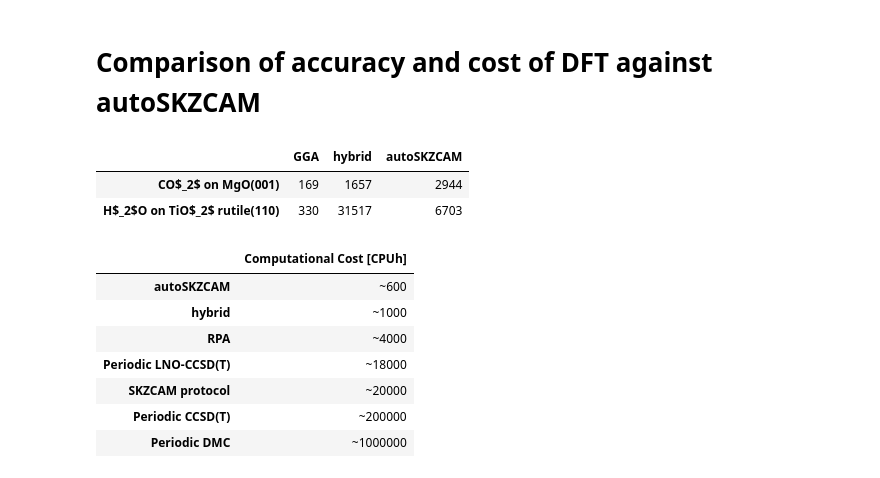
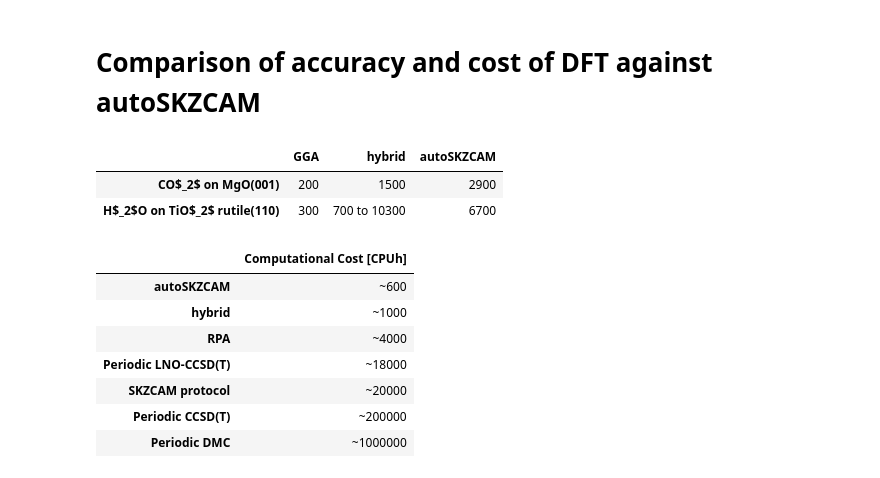
Before and after one commit to benshi97/Data_autoSKZCAM, a Jupyter notebook: analyse.ipynb, the cells around one changed output. Saved outputs shown, nothing was run; the diff lists cells and outputs as text; code cells hidden in the pictures.

```diff
--- a/analyse.ipynb
+++ b/analyse.ipynb
@@ -3466,49 +3688,60 @@ for mol_surface in ['CO','CO2','H2O']:
         # Get the cluster computational cost
         for cluster_number in range(1,8):
             for basis_set in ['aVDZ','aVTZ','aVQZ','awCVDZ','awCVTZ','awCVQZ']:
+
+                if os.path.exists(f'Data/Miscellaneous/autoSKZCAM_Cost/autoSKZCAM/{mol_surface}/{cluster_number}/{structure}/mrcc_{basis_set}.out'):
+                    computational_cost_dict[mol_surface]['autoSKZCAM'] += get_mrcc_walltime(f'Data/Miscellaneous/autoSKZCAM_Cost/autoSKZCAM/{mol_surface}/{cluster_number}/{structure}/mrcc_{basis_set}.out')*8/3600
+
                 # Check if the file exists
                 if os.path.exists(f'Data/Miscellaneous/autoSKZCAM_Cost/autoSKZCAM/{mol_surface}/{cluster_number}/{structure}/orca_{basis_set}.out'):
                     computational_cost_dict[mol_surface]['autoSKZCAM'] += get_orca_walltime(f'Data/Miscellaneous/autoSKZCAM_Cost/autoSKZCAM/{mol_surface}/{cluster_number}/{structure}/orca_{basis_set}.out')*8/3600
-                if os.path.exists(f'Data/Miscellaneous/autoSKZCAM_Cost/autoSKZCAM/{mol_surface}/{cluster_number}/{structure}/mrcc_{basis_set}.out'):
-                    computational_cost_dict[mol_surface]['autoSKZCAM'] += get_mrcc_walltime(f'Data/Miscellaneous/autoSKZCAM_Cost/autoSKZCAM/{mol_surface}/{cluster_number}/{structure}/mrcc_{basis_set}.out')*8/3600
+
+
+
         if mol_surface == 'CO':
             continue
         # Get the Periodic DFT computational cost
         computational_cost_dict[mol_surface]['GGA'] += get_vasp_walltime(f'Data/Miscellaneous/autoSKZCAM_Cost/Periodic_DFT/{mol_surface}/{structure}/OUTCAR_GGA')*288/3600
-        computational_cost_dict[mol_surface]['hybrid'] += get_vasp_walltime(f'Data/Miscellaneous/autoSKZCAM_Cost/Periodic_DFT/{mol_surface}/{structure}/OUTCAR_GGA')*288/3600
         if mol_surface == 'CO2':
             computational_cost_dict[mol_surface]['hybrid'] += get_vasp_walltime(f'Data/Miscellaneous/autoSKZCAM_Cost/Periodic_DFT/{mol_surface}/{structure}/OUTCAR_hybrid')*288/3600
-        elif mol_surface == 'H2O' and structure == 'Molecule':
-            computational_cost_dict[mol_surface]['hybrid'] += get_vasp_walltime(f'Data/Miscellaneous/autoSKZCAM_Cost/Periodic_DFT/{mol_surface}/{structure}/OUTCAR_hybrid')*144/3600
-        elif mol_surface == 'H2O' and structure == 'Molecule-Surface':
-            computational_cost_dict[mol_surface]['hybrid'] += get_vasp_looptime(f'Data/Miscellaneous/autoSKZCAM_Cost/Periodic_DFT/{mol_surface}/{structure}/OUTCAR_hybrid')*24*144/3600
-        elif mol_surface == 'H2O' and structure == 'Surface':
-            computational_cost_dict[mol_surface]['hybrid'] += get_vasp_looptime(f'Data/Miscellaneous/autoSKZCAM_Cost/Periodic_DFT/{mol_surface}/{structure}/OUTCAR_hybrid')*25*144/3600
+
+# H2O on rutile computational costs are estimated based on the time for one LOOP iteration for the molecule-surface system. We also quote both 1x1x1 and 2x2x1 k-point grids.
+h2o_rutile_1x1x1 = 15 * 2 * 48 * 1660 / 3600
+h2o_rutile_2x2x1 = 15 * 2 * 48 * 25700 / 3600
+
+for item, value in computational_cost_dict['CO2'].items():
+    computational_cost_dict['CO2'][item] = int(round(value,-2))
+
+computational_cost_dict['H2O']['hybrid'] = f'{int(round(h2o_rutile_1x1x1,-2))} to {int(round(h2o_rutile_2x2x1,-2))}'
+computational_cost_dict['H2O']['GGA'] = int(round(computational_cost_dict['H2O']['GGA'],-2))
+
+computational_cost_dict['H2O']['autoSKZCAM'] = int(round(computational_cost_dict['H2O']['autoSKZCAM'],-2))
+
 
 # Round autoSKZCAM computational cost to nearest 1000
 computational_cost_dict['CO']['autoSKZCAM'] = f"~{int(round(computational_cost_dict['CO']['autoSKZCAM'],-2))}"
 
 
 # Convert the computational cost to a DataFrame and LaTeX input
 computational_cost_df = pd.DataFrame({'CO2': computational_cost_dict['CO2'], 'H2O': computational_cost_dict['H2O']}).T
 # Round to nearest integer
-computational_cost_df = computational_cost_df.round(0).astype(int)
+computational_cost_df = computational_cost_df.round(0) #.astype(int)
 # Rename the index
 computational_cost_df.index = [r'CO$_2$ on MgO(001)',r'H$_2$O on TiO$_2$ rutile(110)']
 display(computational_cost_df)
 
 convert_df_to_latex_input(
     computational_cost_df,
-    start_input = r'\begin{table}',
+    start_input = r'\begin{table}[h]',
     label = 'tab:computational_cost',
-    caption = r'Computational cost in CPU hours for the periodic DFT, both a GGA (PBE-D3) and hybrid (PBE0-TS/HI), compared to autoSKZCAM for the CO$_2$ on MgO(001) and H$_2$O on TiO$_2$ rutile(110) adsorbate--surface systems. Details of these calculations are described in the text.',
+    caption = r'Computational cost in CPU hours for periodic DFT, both a GGA (PBE-D3) and hybrid (PBE0-TS/HI), compared to autoSKZCAM for the CO$_2$ on MgO(001) and H$_2$O on TiO$_2$ rutile(110) adsorbate--surface systems. Details of these calculations are described in the text.',
     end_input = r'\end{table}',
     filename = 'Tables/SI_Table-Computational_Cost.tex',
 )
 # %% [output]
 |  | GGA | hybrid | autoSKZCAM |
-| CO$_2$ on MgO(001) | 169 | 1657 | 2944 |
-| H$_2$O on TiO$_2$ rutile(110) | 330 | 31517 | 6703 |
+| CO$_2$ on MgO(001) | 200 | 1500 | 2900 |
+| H$_2$O on TiO$_2$ rutile(110) | 300 | 700 to 10300 | 6700 |
 # %%
 # Write the computational cost to a tex file
 co_computational_cost_df = pd.DataFrame.from_dict(computational_cost_dict['CO'],orient='index')
```
Also changed, not shown: parts of 14 cells of this notebook, 47 other files.
